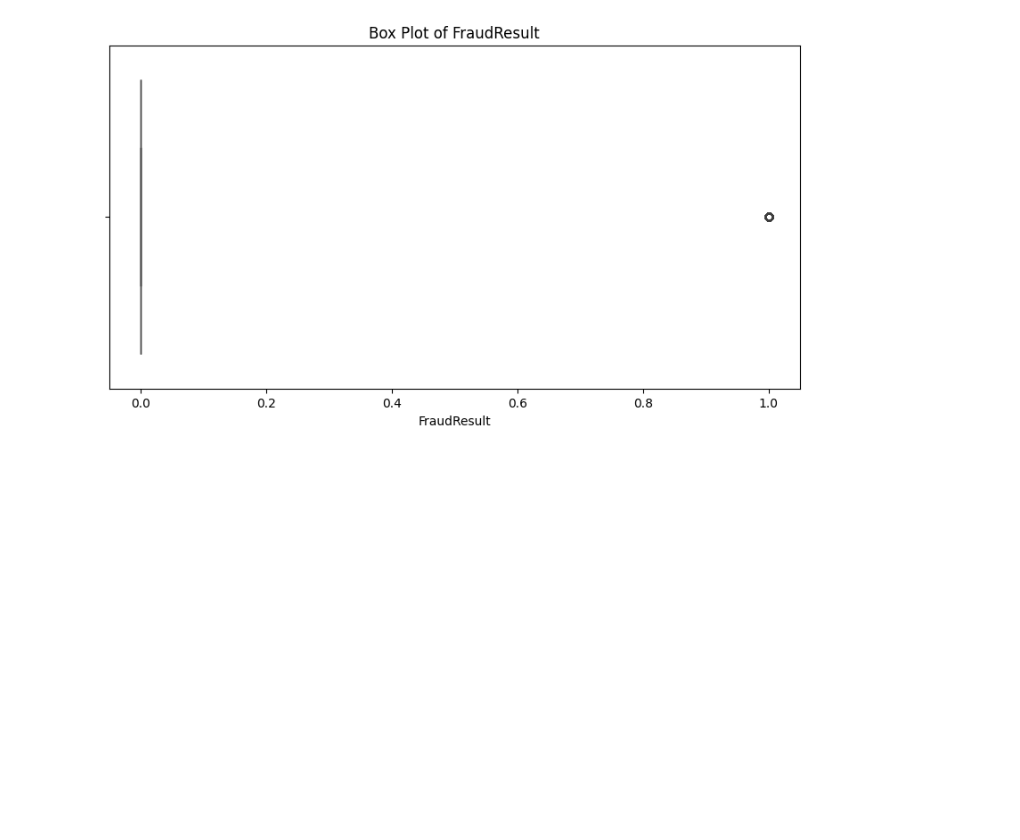
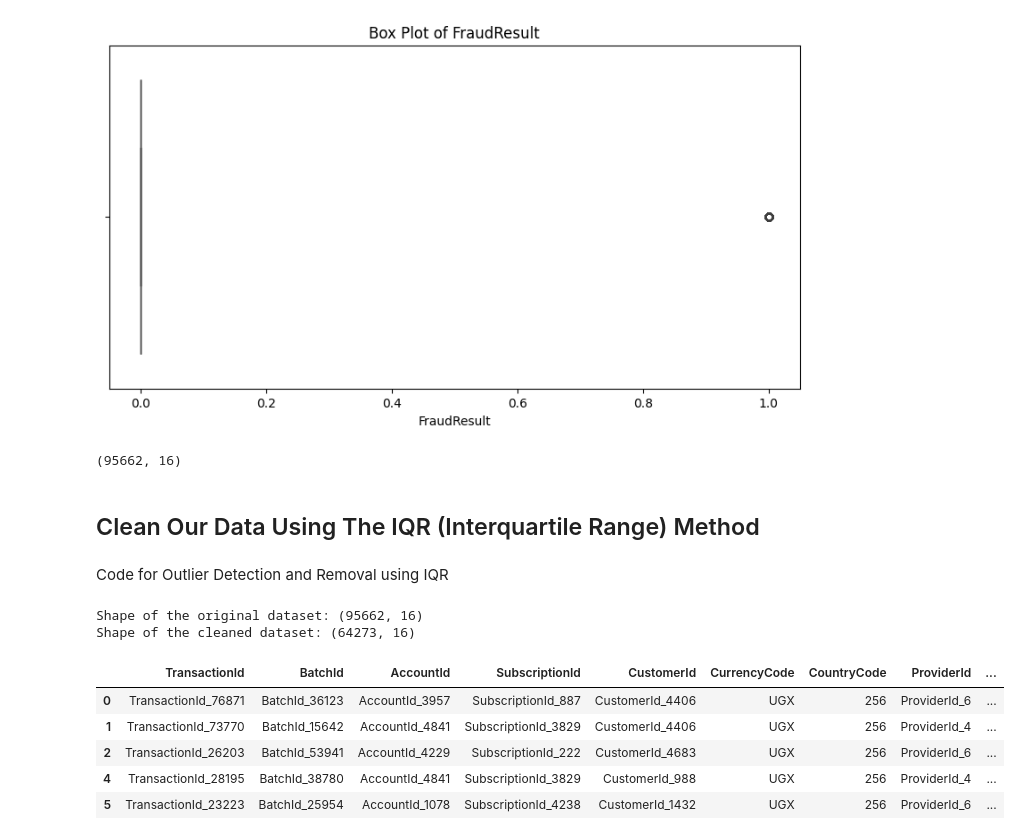
Before and after one commit to Abiy-Alemu/KAIM-Week-6, a Jupyter notebook: notebooks/task-2 EDA anlaysis.ipynb, the cells around one changed output. Drawn from its saved outputs; the diff is of its cells as text; code cells hidden in the pictures; blank space fills up the shorter version.

```diff
--- a/notebooks/task-2 EDA anlaysis.ipynb
+++ b/notebooks/task-2 EDA anlaysis.ipynb
@@ -214,3 +214,59 @@ for column in numerical_columns:
 [figure]
 [figure]
 [figure]
+# %%
+df.shape
+# %% [output]
+(95662, 16)
+# %% [markdown]
+## Clean Our Data Using The IQR (Interquartile Range) Method
+# %% [markdown]
+Code for Outlier Detection and Removal using IQR
+# %%
+import pandas as pd
+
+# Function to remove outliers using IQR
+def remove_outliers_iqr(df, column, iqr_factor=1.5):
+
+    # Calculate Q1 (25th percentile) and Q3 (75th percentile)
+    Q1 = df[column].quantile(0.25)
+    Q3 = df[column].quantile(0.75)
+    IQR = Q3 - Q1  # Interquartile range
+
+    # Define bounds for outliers
+    lower_bound = Q1 - iqr_factor * IQR
+    upper_bound = Q3 + iqr_factor * IQR
+
+    # Filter out the outliers
+    filtered_df = df[(df[column] >= lower_bound) & (df[column] <= upper_bound)]
+
+    return filtered_df
+
+# List of numerical columns to clean (update this with your numerical columns)
+numerical_columns = ['Amount', 'Value']  # Replace with your actual numerical columns
+
+# Apply the IQR outlier removal to each numerical column cumulatively
+df_cleaned = df.copy()
+for col in numerical_columns:
+    df_cleaned = remove_outliers_iqr(df_cleaned, col)
+
+# Print the shape of the cleaned dataset to see how many rows were removed
+print("Shape of the original dataset:", df.shape)
+print("Shape of the cleaned dataset:", df_cleaned.shape)
+
+
+
+# Save the cleaned dataset to a CSV file
+df_cleaned.to_csv(r'C:\Users\MMM\Documents\10 Academy File\KAIM-Week-6\data\cleaned_dataset.csv', index=False)
+
+# Show the first few rows of the cleaned dataset
+df_cleaned.head()
+# %% [output]
+Shape of the original dataset: (95662, 16)
+Shape of the cleaned dataset: (64273, 16)
+|  | TransactionId | BatchId | AccountId | SubscriptionId | CustomerId | CurrencyCode | CountryCode | ProviderId | ... |
+| 0 | TransactionId_76871 | BatchId_36123 | AccountId_3957 | SubscriptionId_887 | CustomerId_4406 | UGX | 256 | ProviderId_6 | ... |
+| 1 | TransactionId_73770 | BatchId_15642 | AccountId_4841 | SubscriptionId_3829 | CustomerId_4406 | UGX | 256 | ProviderId_4 | ... |
+| 2 | TransactionId_26203 | BatchId_53941 | AccountId_4229 | SubscriptionId_222 | CustomerId_4683 | UGX | 256 | ProviderId_6 | ... |
+| 4 | TransactionId_28195 | BatchId_38780 | AccountId_4841 | SubscriptionId_3829 | CustomerId_988 | UGX | 256 | ProviderId_4 | ... |
+| 5 | TransactionId_23223 | BatchId_25954 | AccountId_1078 | SubscriptionId_4238 | CustomerId_1432 | UGX | 256 | ProviderId_6 | ... |
```
